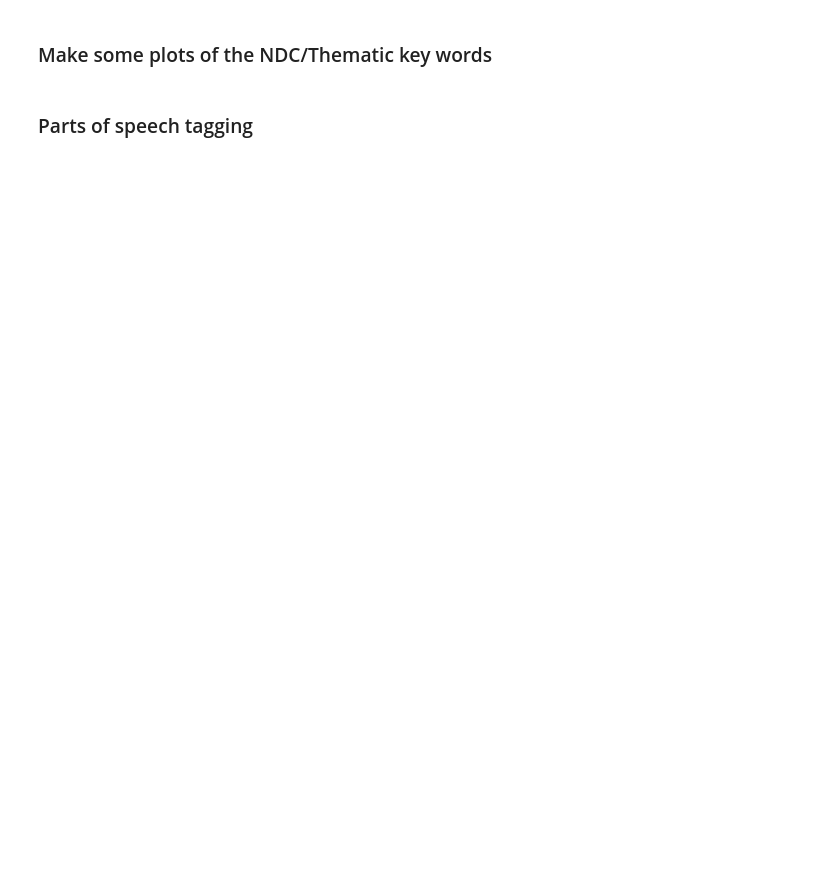
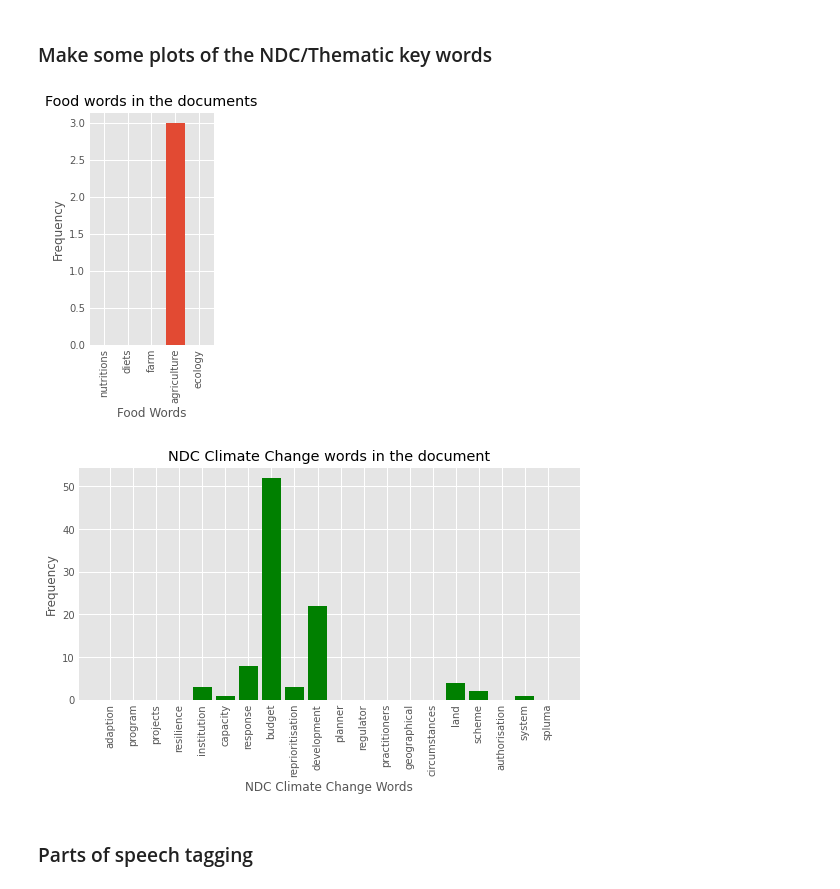
Before and after one commit to rsgier/Hack4Good-GIZ_policy, a Jupyter notebook: code/GIZ Data Exploration.ipynb, the cells around one changed output. Saved outputs shown, nothing was run; the diff lists cells and outputs as text; code cells hidden in the pictures; blank space fills up the shorter version.

```diff
--- a/code/GIZ Data Exploration.ipynb
+++ b/code/GIZ Data Exploration.ipynb
@@ -87,6 +106,6 @@ cd ../
 # %%
 #here is the general folder with the different types of policy documents
-policy_doc_folder = '/Users/emilyrobitschek/git/giz-policy/giz-policy_tracking_docs/SouthAfrica/Data'
+policy_doc_folder = '/Users/emilyrobitschek/git/giz-policy_tracking_docs/SouthAfrica/Data' #ultimately need to remove this path
 policy_doc_names, policy_doc_paths = list_docs(policy_doc_folder)
 print("Some of the policy docs include: ", policy_doc_names[:10])
 
@@ -101,4 +120,6 @@ policy_doc_df.head()
 
 ##lets take a look at the document from South Africa used in the example in the proposal first:
 test_doc_name = '2nd National Biodiversity Strategy Action Plan 2015-2025.pdf_ocr.txt'
+##lets try with another document
+test_doc_name = 'InSessionSpecialEditionBudget2021.pdf.ocr.txt'
 test_doc_path = policy_doc_df.loc[test_doc_name]['policy_doc_paths']
@@ -105,25 +128,14 @@ test_doc_path = policy_doc_df.loc[test_doc_name]['policy_doc_paths']
 # %% [markdown]
 ### Preprocess data
 # %%
-### expand contractions (from this resource: https://www.geeksforgeeks.org/nlp-expand-contractions-in-text-processing/)
-# import library
-import contractions
-# contracted text
-text = open(test_doc_path).read()
+#remove contracted words and tokenize the document
+expanded_text_doc = nlp(fix_contractions(test_doc_path))
 
-#creating an empty list
-expanded_words = []
-for word in text.split():
-    #using contractions.fix to expand the shortened words
-    expanded_words.append(contractions.fix(word))
+#extract list of word tokens
+tokens = [token for token in expanded_text_doc]
+print('These are some of the unfiltered tokens: ', tokens[0:50], '\n')
 
-expanded_text = ' '.join(expanded_words)
-print('Original text: ', len(text))
-print('Expanded_text: ', len(expanded_text))
-
-expanded_text_doc = nlp(expanded_text)
+#find sentences
 sentences = list(expanded_text_doc.sents)
-len(sentences)
-
-for sentence in sentences[:20]:
+for sentence in sentences[:10]:
     print(sentence)
@@ -130,4 +160,3 @@ for sentence in sentences[:20]:
 # %%
-# Extract tokens for the given doc (and their positions)
-for token in expanded_text_doc[:50]:
+for token in expanded_text_doc[:20]:
     print (token, token.idx)
@@ -181,35 +238,37 @@ print("This document has the following number of words related to food: ",
 # %%
 #just to test - need to modularise/make more reproducible and tailor output to be useful across documents
 #could also link this back to the df of the documents to output a table with some summary metrics for keywords
 #in eaach document of interest
 
 import matplotlib.pyplot as plt
-plt.style.use('fivethirtyeight')
-#plt.style.use('ggplot')
+plt.style.use('ggplot')
 
 x = food
 y = food_scores
 x_pos = [i for i, _ in enumerate(x)]
 
 plt.rcParams["figure.figsize"] = (2,4)
 plt.bar(x, y)
 plt.xlabel("Food Words")
 plt.ylabel("Frequency")
 plt.title("Food words in the documents")
 plt.xticks(x_pos, x, rotation=90)
 plt.show()
 
 x = ndc_climate_change
 y = ndc_climate_change_scores
 x_pos = [i for i, _ in enumerate(x)]
 
 plt.rcParams["figure.figsize"] = (8,4)
 plt.bar(x, y, color='green')
 plt.xlabel("NDC Climate Change Words")
 plt.ylabel("Frequency")
 plt.title("NDC Climate Change words in the document")
 plt.xticks(x_pos, x, rotation=90)
 plt.show()
+# %% [output]
+[figure, added]
+[figure, added]
 # %% [markdown]
 ### Parts of speech tagging
 # %%
```
Also changed, not shown: parts of 12 cells of this notebook.
